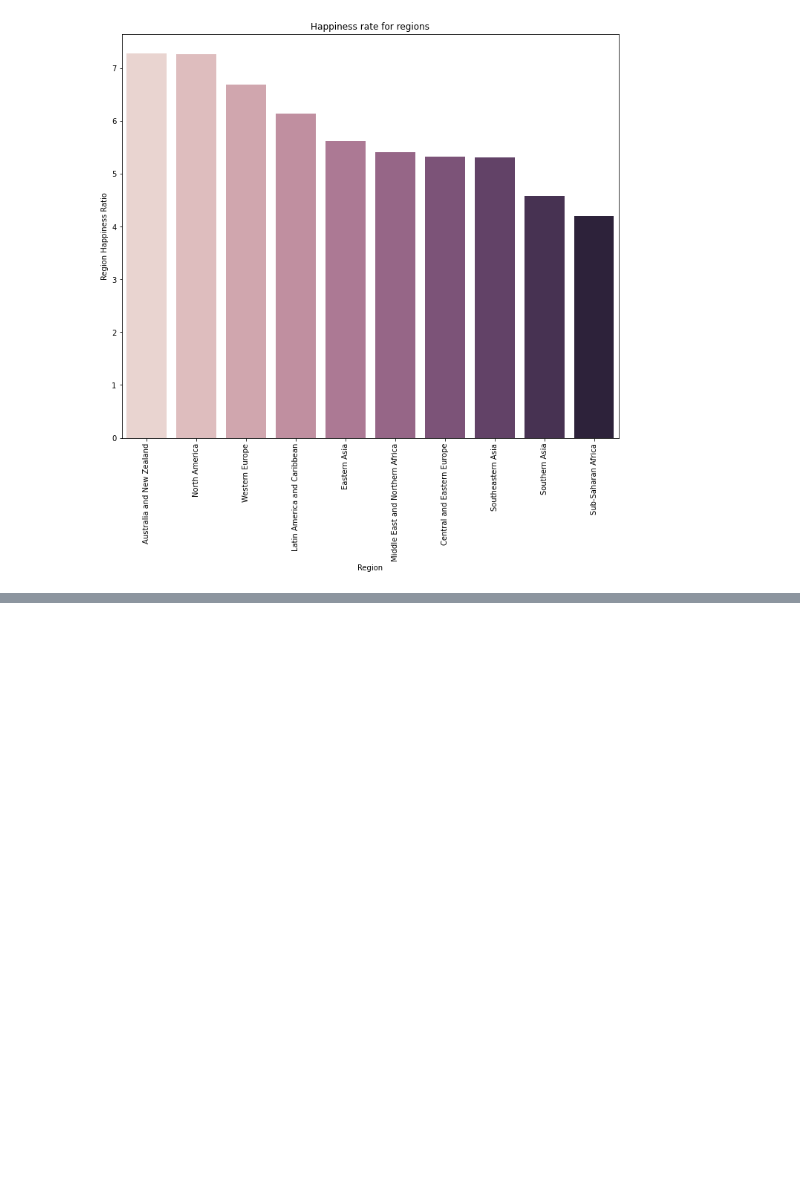
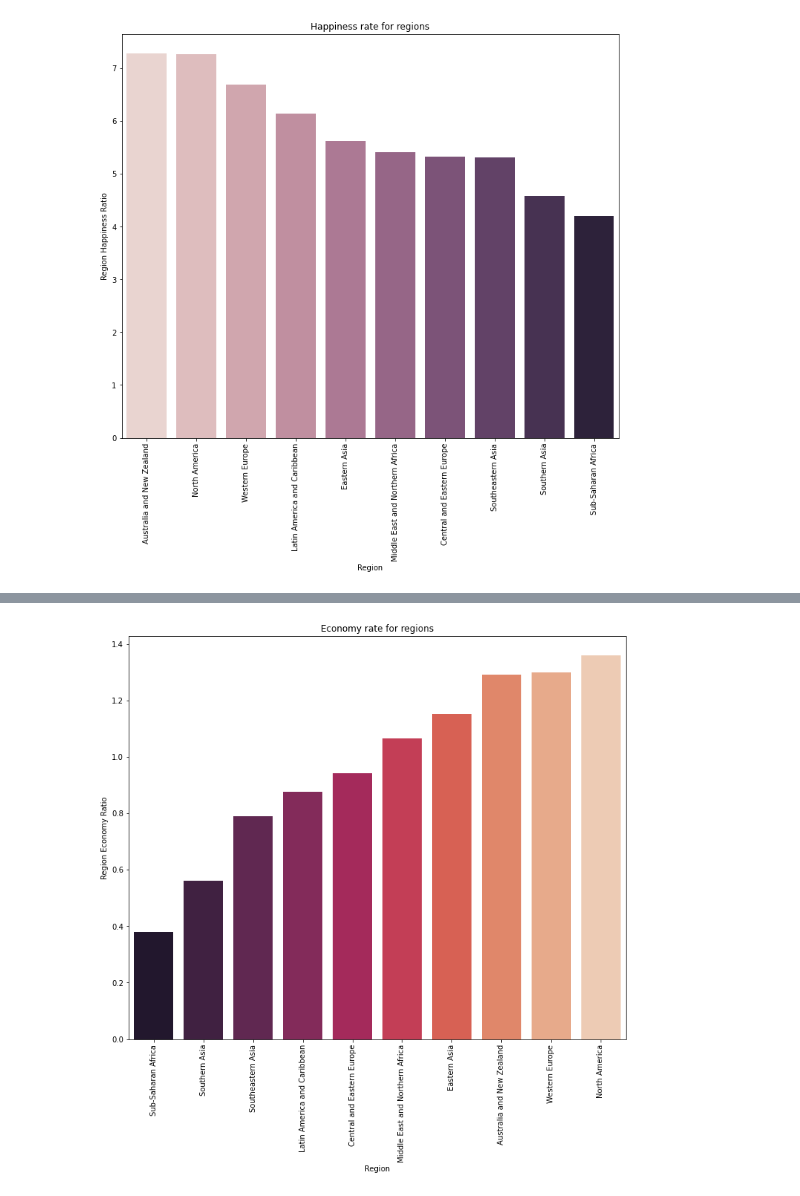
Before and after one commit to ApurbaKumarMajumder/Machine-Learning, a Jupyter notebook: Models/World_Happiness_Report_Data_Compilation.ipynb, the cells around one changed output, grey strips where cells are left out. Saved outputs shown, nothing was run; the diff lists cells and outputs as text; code cells hidden in the pictures; blank space fills up the shorter version.

Commit message:
Visualization data for economic impact

```diff
--- a/Models/World_Happiness_Report_Data_Compilation.ipynb
+++ b/Models/World_Happiness_Report_Data_Compilation.ipynb
@@ -149,0 +166,12 @@ plt.show()
+# %%
+region_lists = list(data_2015['Region'].unique())
+region_economy_ratio = []
+for each in region_lists:
+    region = data_2015[data_2015['Region'] == each]
+    region_economy_rate = sum(region.Economy)/len(region)
+    region_economy_ratio.append(region_economy_rate)
+
+data_economy = pd.DataFrame({'region': region_lists, 'region_economy_ratio': region_economy_ratio})
+new_index_economy = (data_economy['region_economy_ratio'].sort_values(ascending = True)).index.values
+sorted_data_economy = data_economy.reindex(new_index_economy)
+sorted_data_economy.head()
@@ -149,0 +185,14 @@ plt.show()
+# %%
+# Visualization
+# Create a new figure and make the size (12, 10)
+f, ax1 = plt.subplots(figsize = (12, 10))
+sns.barplot(x = sorted_data_economy['region'], y = sorted_data_economy['region_economy_ratio'], palette = 'rocket', ax = ax1)
+
+# Place the region names at a 90-degree angle.s
+plt.xticks(rotation = 90)
+plt.xlabel('Region')
+plt.ylabel('Region Economy Ratio')
+plt.title('Economy rate for regions')
+plt.show()
+# %% [output]
+[figure, added]
```
Also changed, not shown: parts of 2 cells of this notebook.
